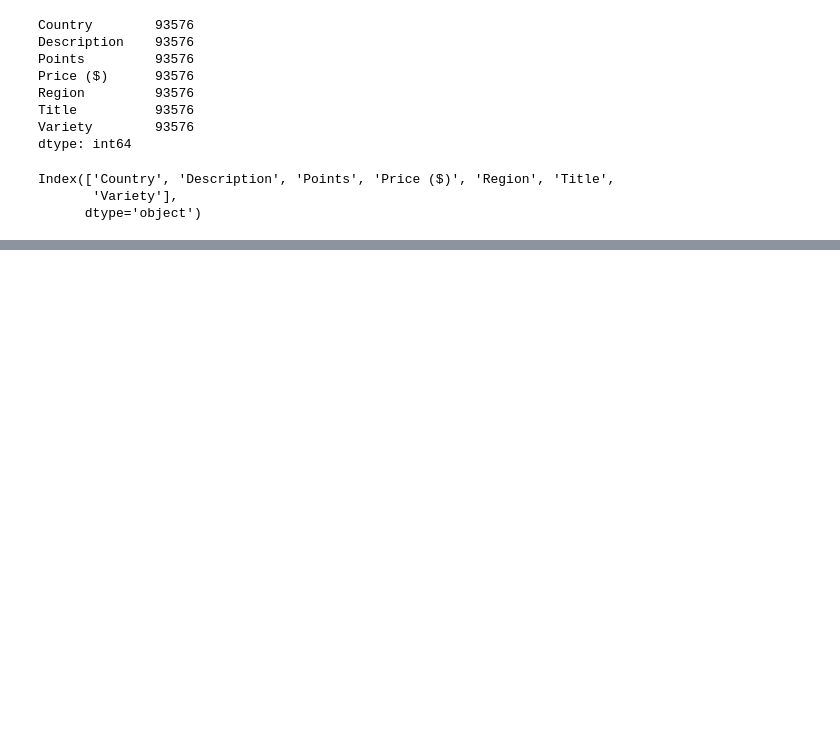
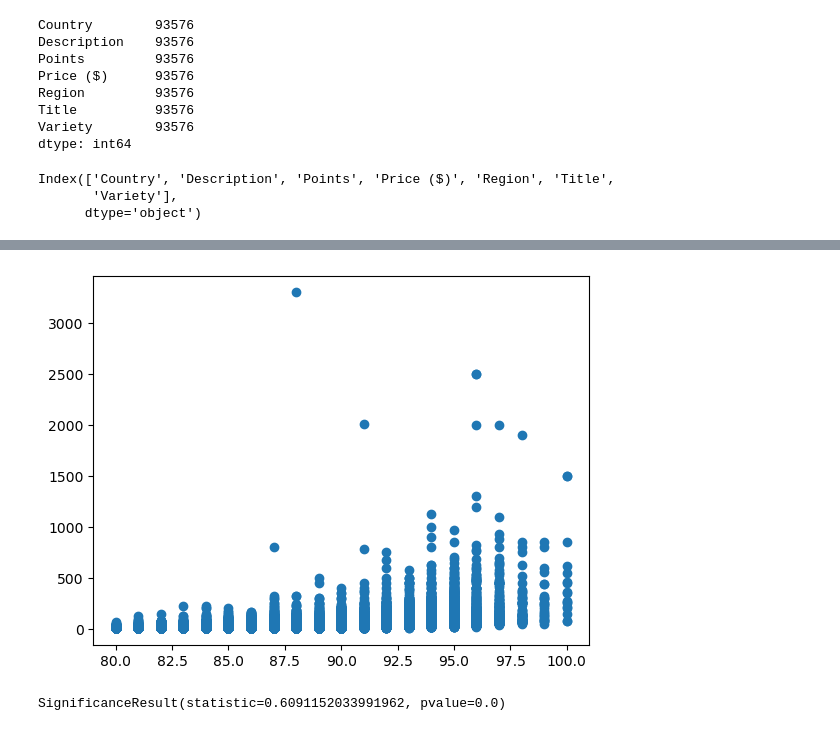
Before and after one commit to carojasp12/Sip-by-Sip, a Jupyter notebook: Code/Sip-by-Sip.ipynb, the cells around one changed output, grey strips where cells are left out. Drawn from its saved outputs; the diff is of its cells as text; code cells hidden in the pictures; blank space fills up the shorter version.

```diff
--- a/Code/Sip-by-Sip.ipynb
+++ b/Code/Sip-by-Sip.ipynb
@@ -114 +130,10 @@ PearsonRResult(statistic=0.4149569124009651, pvalue=0.0)
+# %%
+x_values = wine_df['Points']
+y_values = wine_df['Price ($)']
+plt.scatter(x_values,y_values)
+plt.show()
+st.spearmanr(wine_df['Price ($)'], wine_df ['Points'])
+# %% [output]
+[figure, added]
+SignificanceResult(statistic=0.6091152033991962, pvalue=0.0)
 # %%
```
Also changed, not shown: parts of 43 cells of this notebook.
